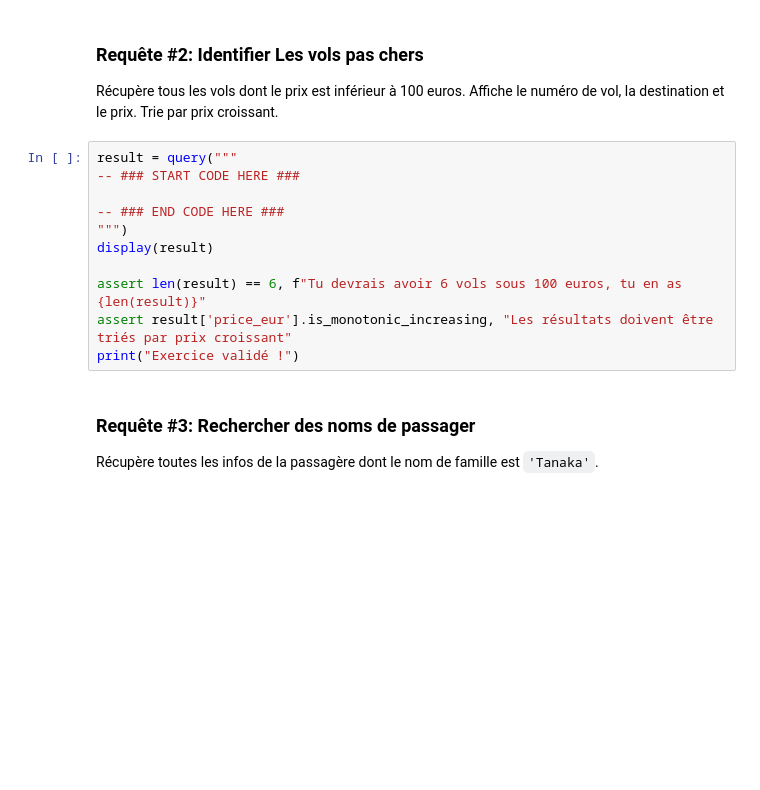
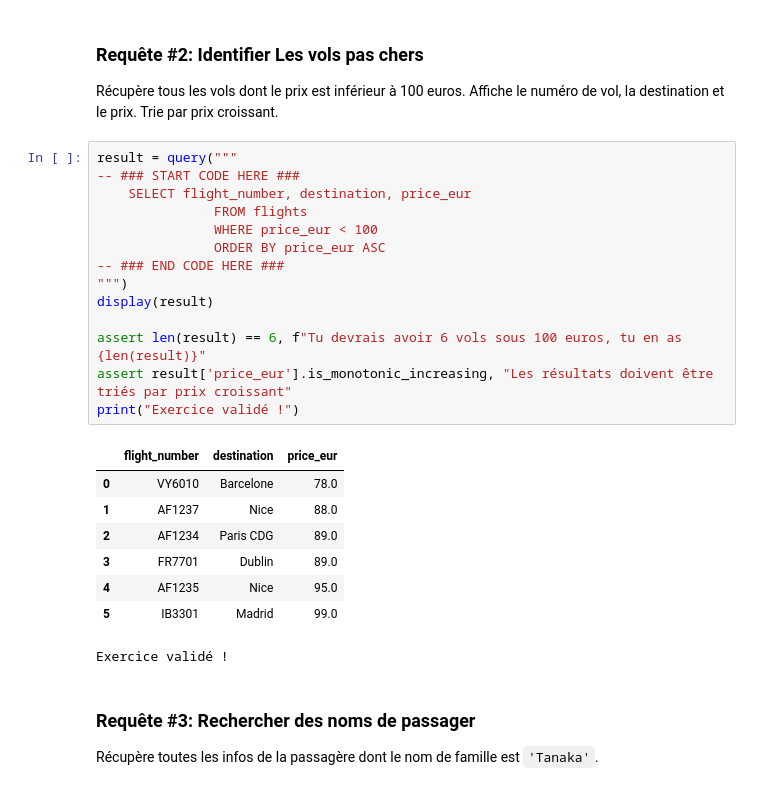
Before and after one commit to smazoyerdatascience/Cahier_Vacances_2026_Machine_Learnia, a Jupyter notebook: Projet_01/projet_01.ipynb, the cells around one changed output. Saved outputs shown, nothing was run; the diff lists cells and outputs as text; blank space fills up the shorter version.

```diff
--- a/Projet_01/projet_01.ipynb
+++ b/Projet_01/projet_01.ipynb
@@ -368,14 +408,26 @@ Récupère tous les vols dont le prix est inférieur à 100 euros. Affiche le nu
 # %%
 result = query("""
 -- ### START CODE HERE ###
-
+    SELECT flight_number, destination, price_eur
+               FROM flights
+               WHERE price_eur < 100
+               ORDER BY price_eur ASC
 -- ### END CODE HERE ###
 """)
 display(result)
 
 assert len(result) == 6, f"Tu devrais avoir 6 vols sous 100 euros, tu en as {len(result)}"
 assert result['price_eur'].is_monotonic_increasing, "Les résultats doivent être triés par prix croissant"
 print("Exercice validé !")
+# %% [output]
+|  | flight_number | destination | price_eur |
+| 0 | VY6010 | Barcelone | 78.0 |
+| 1 | AF1237 | Nice | 88.0 |
+| 2 | AF1234 | Paris CDG | 89.0 |
+| 3 | FR7701 | Dublin | 89.0 |
+| 4 | AF1235 | Nice | 95.0 |
+| 5 | IB3301 | Madrid | 99.0 |
+Exercice validé !
 # %% [markdown]
 ### Requête #3: Rechercher des noms de passager
 
```
Also changed, not shown: parts of 2 cells of this notebook.
